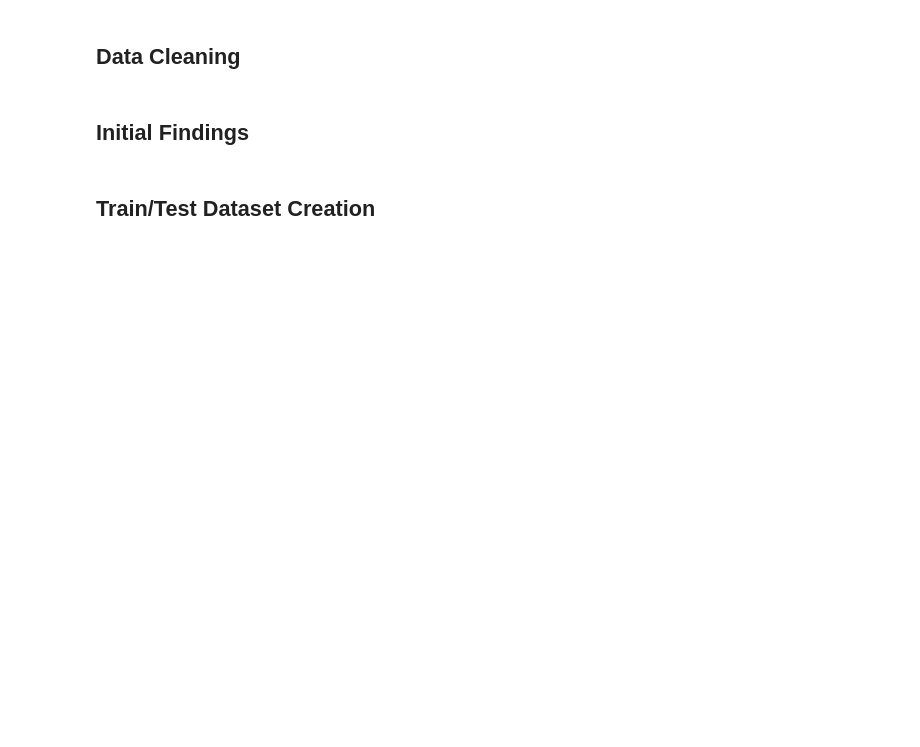
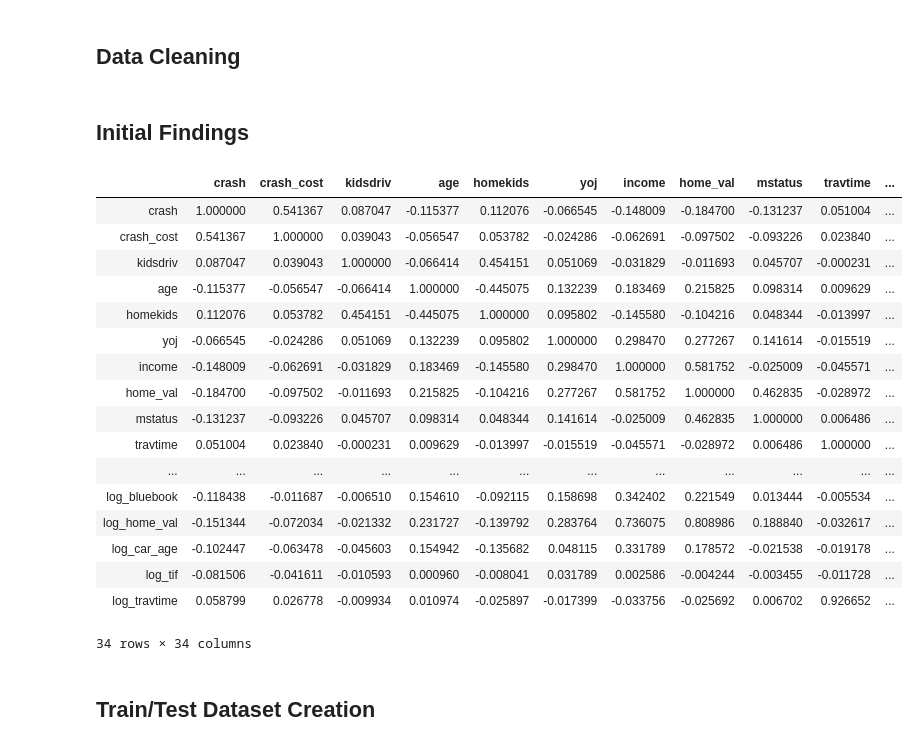
Before and after one commit to nzauner/Auto_Insurance, a Jupyter notebook: notebooks/auto_insurance_eda.ipynb, the cells around one changed output. Drawn from its saved outputs; the diff is of its cells as text; code cells hidden in the pictures; blank space fills up the shorter version.

```diff
--- a/notebooks/auto_insurance_eda.ipynb
+++ b/notebooks/auto_insurance_eda.ipynb
@@ -100,4 +167,25 @@ dtype: int64
 # %% [markdown]
 ## Initial Findings
+# %%
+auto_insurance_df.corr(method = 'pearson')
+# %% [output]
+|  | crash | crash_cost | kidsdriv | age | homekids | yoj | income | home_val | mstatus | travtime | ... |
+| crash | 1.000000 | 0.541367 | 0.087047 | -0.115377 | 0.112076 | -0.066545 | -0.148009 | -0.184700 | -0.131237 | 0.051004 | ... |
+| crash_cost | 0.541367 | 1.000000 | 0.039043 | -0.056547 | 0.053782 | -0.024286 | -0.062691 | -0.097502 | -0.093226 | 0.023840 | ... |
+| kidsdriv | 0.087047 | 0.039043 | 1.000000 | -0.066414 | 0.454151 | 0.051069 | -0.031829 | -0.011693 | 0.045707 | -0.000231 | ... |
+| age | -0.115377 | -0.056547 | -0.066414 | 1.000000 | -0.445075 | 0.132239 | 0.183469 | 0.215825 | 0.098314 | 0.009629 | ... |
+| homekids | 0.112076 | 0.053782 | 0.454151 | -0.445075 | 1.000000 | 0.095802 | -0.145580 | -0.104216 | 0.048344 | -0.013997 | ... |
+| yoj | -0.066545 | -0.024286 | 0.051069 | 0.132239 | 0.095802 | 1.000000 | 0.298470 | 0.277267 | 0.141614 | -0.015519 | ... |
+| income | -0.148009 | -0.062691 | -0.031829 | 0.183469 | -0.145580 | 0.298470 | 1.000000 | 0.581752 | -0.025009 | -0.045571 | ... |
+| home_val | -0.184700 | -0.097502 | -0.011693 | 0.215825 | -0.104216 | 0.277267 | 0.581752 | 1.000000 | 0.462835 | -0.028972 | ... |
+| mstatus | -0.131237 | -0.093226 | 0.045707 | 0.098314 | 0.048344 | 0.141614 | -0.025009 | 0.462835 | 1.000000 | 0.006486 | ... |
+| travtime | 0.051004 | 0.023840 | -0.000231 | 0.009629 | -0.013997 | -0.015519 | -0.045571 | -0.028972 | 0.006486 | 1.000000 | ... |
+| ... | ... | ... | ... | ... | ... | ... | ... | ... | ... | ... | ... |
+| log_bluebook | -0.118438 | -0.011687 | -0.006510 | 0.154610 | -0.092115 | 0.158698 | 0.342402 | 0.221549 | 0.013444 | -0.005534 | ... |
+| log_home_val | -0.151344 | -0.072034 | -0.021332 | 0.231727 | -0.139792 | 0.283764 | 0.736075 | 0.808986 | 0.188840 | -0.032617 | ... |
+| log_car_age | -0.102447 | -0.063478 | -0.045603 | 0.154942 | -0.135682 | 0.048115 | 0.331789 | 0.178572 | -0.021538 | -0.019178 | ... |
+| log_tif | -0.081506 | -0.041611 | -0.010593 | 0.000960 | -0.008041 | 0.031789 | 0.002586 | -0.004244 | -0.003455 | -0.011728 | ... |
+| log_travtime | 0.058799 | 0.026778 | -0.009934 | 0.010974 | -0.025897 | -0.017399 | -0.033756 | -0.025692 | 0.006702 | 0.926652 | ... |
+34 rows × 34 columns
 # %% [markdown]
 ## Train/Test Dataset Creation
```
Also changed, not shown: parts of 15 cells of this notebook, 3 other files.
